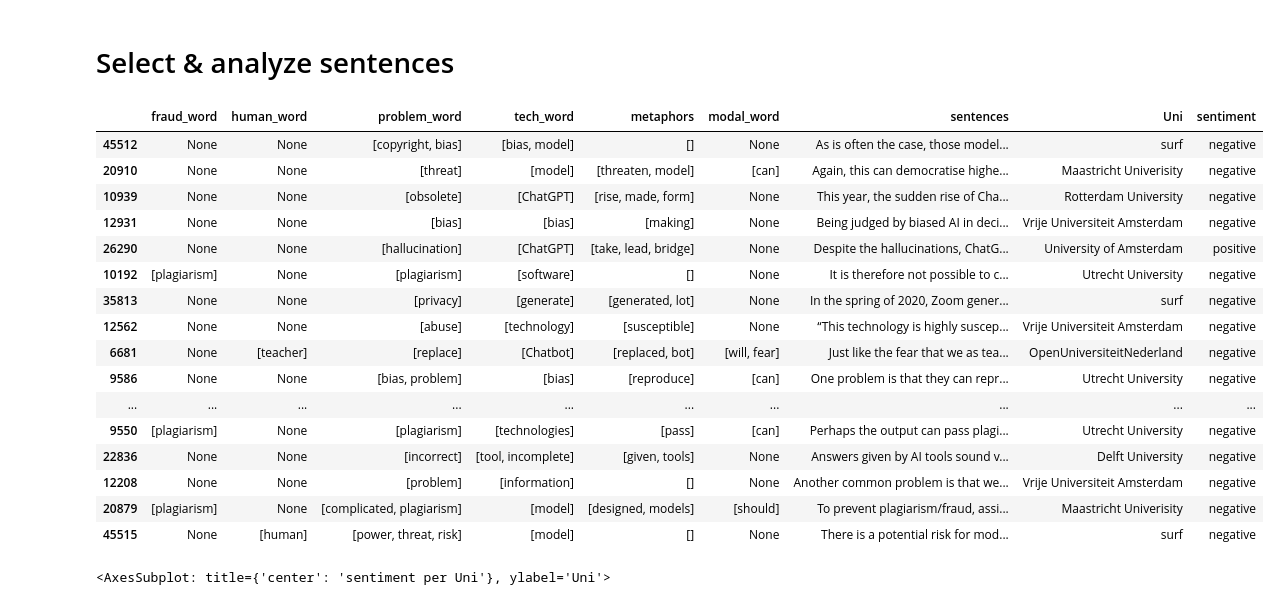
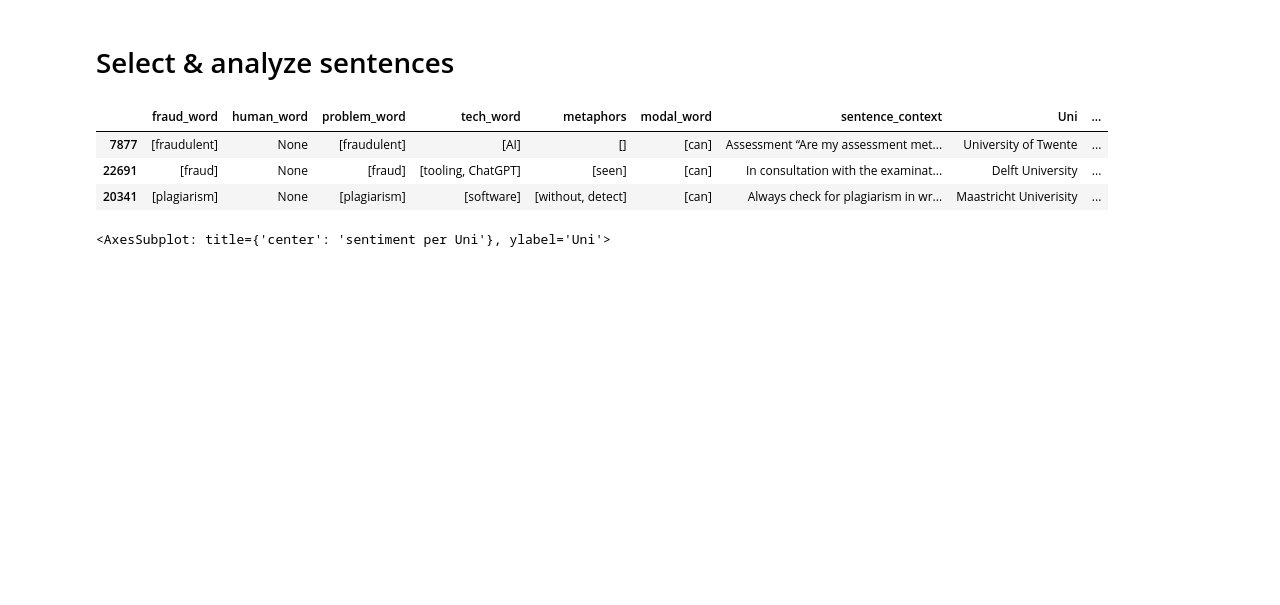
Before and after one commit to Klapperhorn/Zotero_HTML_annotation, a Jupyter notebook: file_analysis.ipynb, the cells around one changed output. Drawn from its saved outputs; the diff is of its cells as text; code cells hidden in the pictures; blank space fills up the shorter version.

```diff
--- a/file_analysis.ipynb
+++ b/file_analysis.ipynb
@@ -218,13 +271,9 @@ df[[i+"_n"for i in WordLists]].describe()
 # %%
 df=df.sort_values(by="hype_n", ascending=True)
 
-df2=df[(df.word_count>10) & (df.word_count<25)]
+df2=df[(df.word_count>10) & (df.word_count<15)]
+# %%
+df["sentiment_n"]=df.sentiment.replace("neutral",0).replace("positive",1).replace("negative",-1)
 # %%
-df_intersting=df[visible_columns].loc[\
-                        (df["tech_n"]>=1) \
-                      | (df["metaphors_n"]>=1) \
-                      | (df["hype_n"]>=1) \
-                      | (df["modal_n"]>=1)\
-                      | (df["problem_n"]>=1)\
-                      | (df["human_n"]>=1)\
-                      | (df["fraud_n"]>=1)]
+len(df)
+visible_columns=["fraud_word","human_word","problem_word","tech_word","metaphors","modal_word","sentence_context","Uni","sentiment"]
@@ -233,41 +280,26 @@ df_intersting.to_json("2023-09-05_intersting sentences.json")
-# %%
-len(df)
-visible_columns=["fraud_word","human_word","problem_word","tech_word","metaphors","modal_word","sentences","Uni","sentiment"]
-d(200)
 # %%
 tech=df[["key","sentences","tech_word","tech_n"]].reset_index()
 tech.to_feather("2023-09-04_Tech_sentences.feather")
 # %% [markdown]
 # Select & analyze sentences
 # %%
+d(1600)
+
 df2[visible_columns].loc[\
                         (df["tech_n"]>=1) \
                       & (df["metaphors_n"]>=0) \
                       & (df["hype_n"]>=0) \
-                      & (df["modal_n"]>=0)\
+                      & (df["modal_n"]>=1)\
                       & (df["problem_n"]>=1)\
                       & (df["human_n"]>=0)\
-                      & (df["fraud_n"]>=0)
+                      & (df["fraud_n"]>=1)
                       & (df["sentiment"] != "neutral") \
                      ].head(20)
 # %% [output]
-|  | fraud_word | human_word | problem_word | tech_word | metaphors | modal_word | sentences | Uni | sentiment |
-| 45512 | None | None | [copyright, bias] | [bias, model] | [] | None | As is often the case, those model... | surf | negative |
-| 20910 | None | None | [threat] | [model] | [threaten, model] | [can] | Again, this can democratise highe... | Maastricht Univerisity | negative |
-| 10939 | None | None | [obsolete] | [ChatGPT] | [rise, made, form] | None | This year, the sudden rise of Cha... | Rotterdam University | negative |
-| 12931 | None | None | [bias] | [bias] | [making] | None | Being judged by biased AI in deci... | Vrije Universiteit Amsterdam | negative |
-| 26290 | None | None | [hallucination] | [ChatGPT] | [take, lead, bridge] | None | Despite the hallucinations, ChatG... | University of Amsterdam | positive |
-| 10192 | [plagiarism] | None | [plagiarism] | [software] | [] | None | It is therefore not possible to c... | Utrecht University | negative |
-| 35813 | None | None | [privacy] | [generate] | [generated, lot] | None | In the spring of 2020, Zoom gener... | surf | negative |
-| 12562 | None | None | [abuse] | [technology] | [susceptible] | None | “This technology is highly suscep... | Vrije Universiteit Amsterdam | negative |
-| 6681 | None | [teacher] | [replace] | [Chatbot] | [replaced, bot] | [will, fear] | Just like the fear that we as tea... | OpenUniversiteitNederland | negative |
-| 9586 | None | None | [bias, problem] | [bias] | [reproduce] | [can] | One problem is that they can repr... | Utrecht University | negative |
-| ... | ... | ... | ... | ... | ... | ... | ... | ... | ... |
-| 9550 | [plagiarism] | None | [plagiarism] | [technologies] | [pass] | [can] | Perhaps the output can pass plagi... | Utrecht University | negative |
-| 22836 | None | None | [incorrect] | [tool, incomplete] | [given, tools] | None | Answers given by AI tools sound v... | Delft University | negative |
-| 12208 | None | None | [problem] | [information] | [] | None | Another common problem is that we... | Vrije Universiteit Amsterdam | negative |
-| 20879 | [plagiarism] | None | [complicated, plagiarism] | [model] | [designed, models] | [should] | To prevent plagiarism/fraud, assi... | Maastricht Univerisity | negative |
-| 45515 | None | [human] | [power, threat, risk] | [model] | [] | None | There is a potential risk for mod... | surf | negative |
+|  | fraud_word | human_word | problem_word | tech_word | metaphors | modal_word | sentence_context | Uni | ... |
+| 7877 | [fraudulent] | None | [fraudulent] | [AI] | [] | [can] | Assessment “Are my assessment met... | University of Twente | ... |
+| 22691 | [fraud] | None | [fraud] | [tooling, ChatGPT] | [seen] | [can] | In consultation with the examinat... | Delft University | ... |
+| 20341 | [plagiarism] | None | [plagiarism] | [software] | [without, detect] | [can] | Always check for plagiarism in wr... | Maastricht Univerisity | ... |
 # %%
 df_pivot = pd.pivot_table(df, index='Uni', columns=['sentiment'],values="sentences",
                           aggfunc='count')
```
Also changed, not shown: parts of 43 cells of this notebook.
